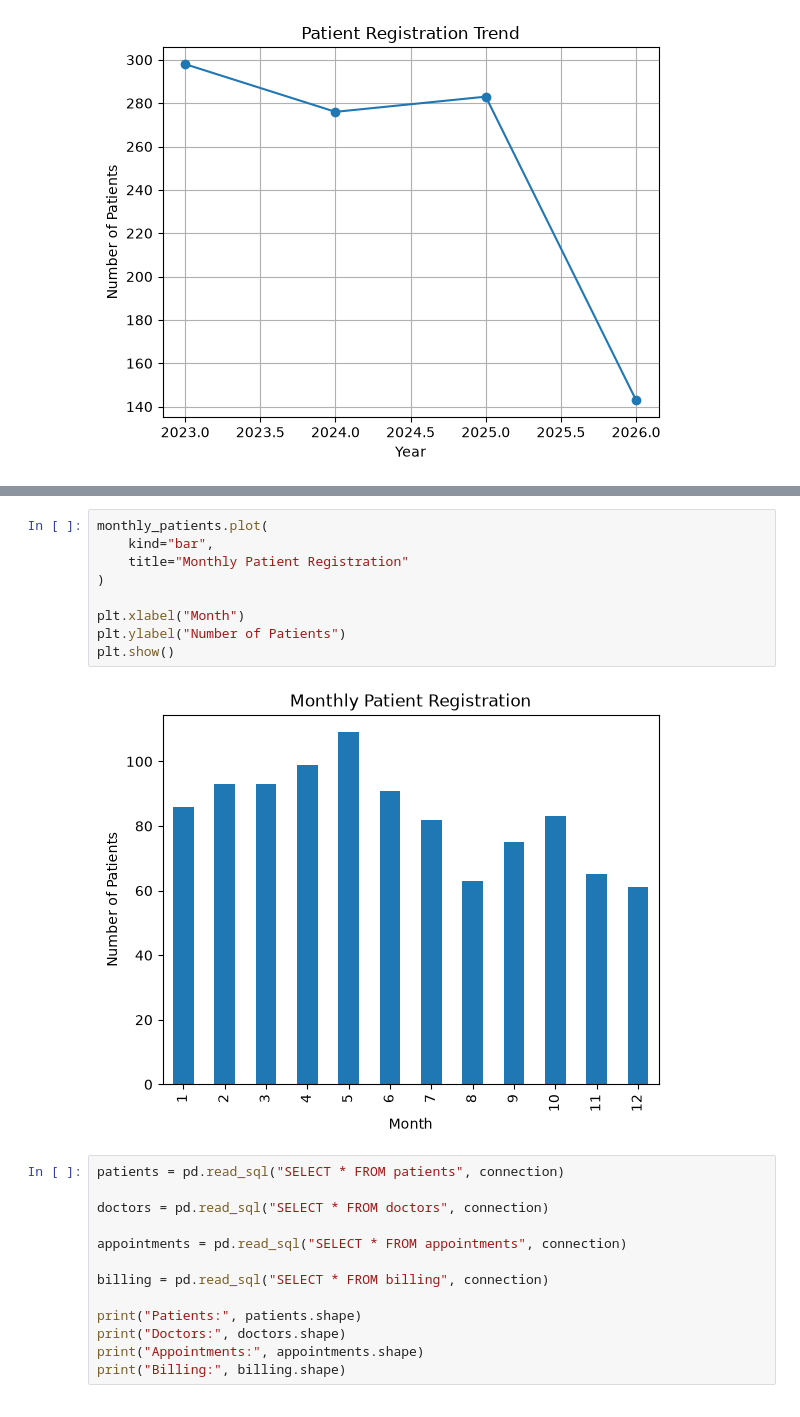
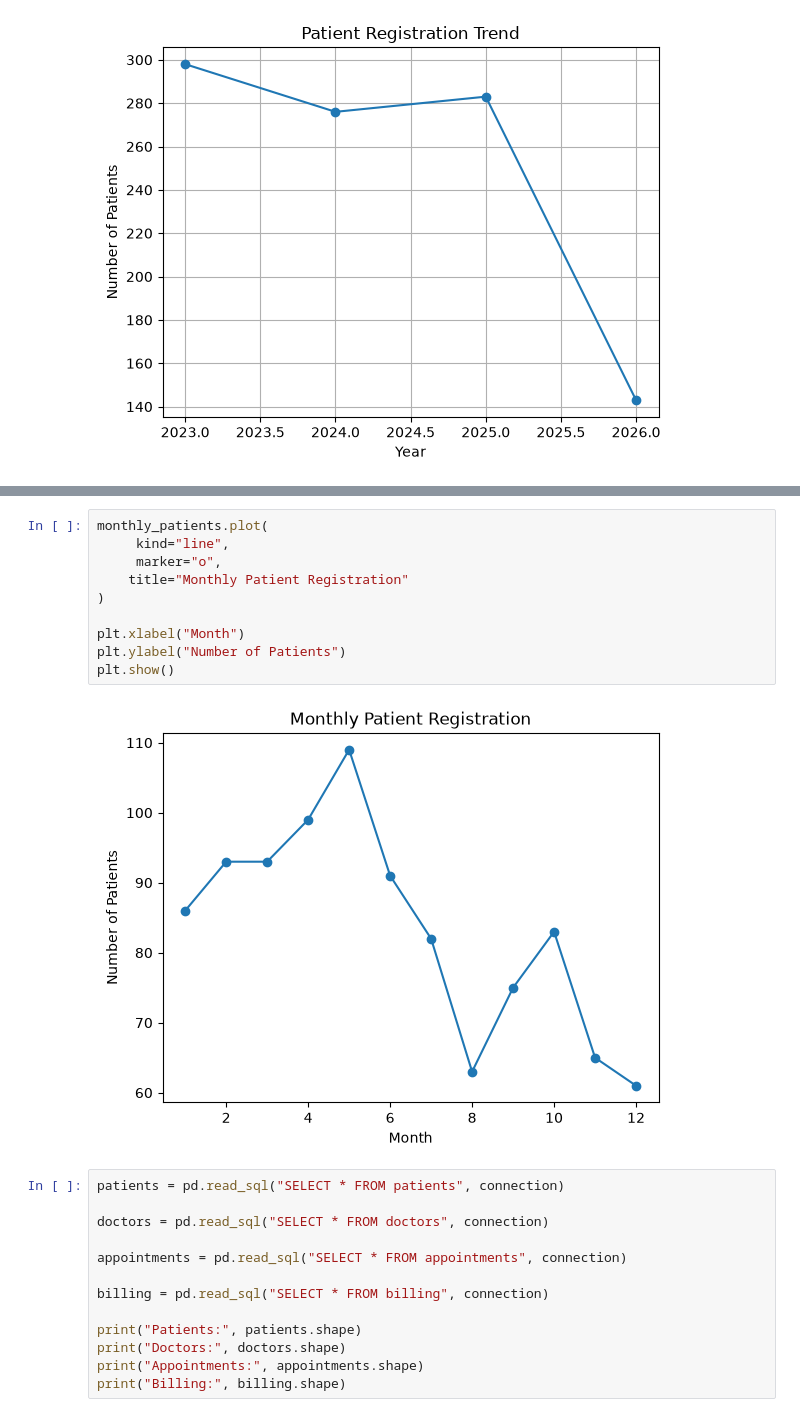
Before and after one commit to Anandmohan2006/Healthcare_analysis, a Jupyter notebook: Python/Healthcare_Analysis.ipynb, the cells around one changed output, grey strips where cells are left out. Cells and saved outputs as stored; diff of their text form.

```diff
--- a/Python/Healthcare_Analysis.ipynb
+++ b/Python/Healthcare_Analysis.ipynb
@@ -212,15 +215,16 @@ registration_month
 Name: count, dtype: int64
 # %%
 monthly_patients.plot(
-    kind="bar",
+     kind="line",
+     marker="o",
     title="Monthly Patient Registration"
 )
 
 plt.xlabel("Month")
 plt.ylabel("Number of Patients")
 plt.show()
 # %% [output]
-[figure, old version]
+[figure, new version]
 # %%
 patients = pd.read_sql("SELECT * FROM patients", connection)
 
```
Also changed, not shown: parts of 6 cells of this notebook, 1 other file.
